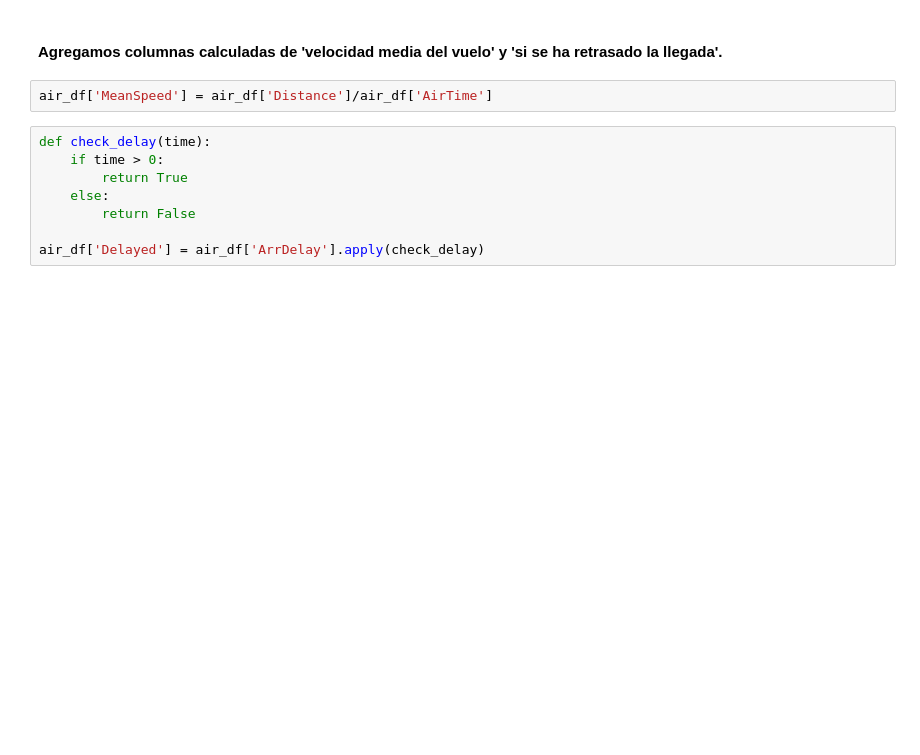
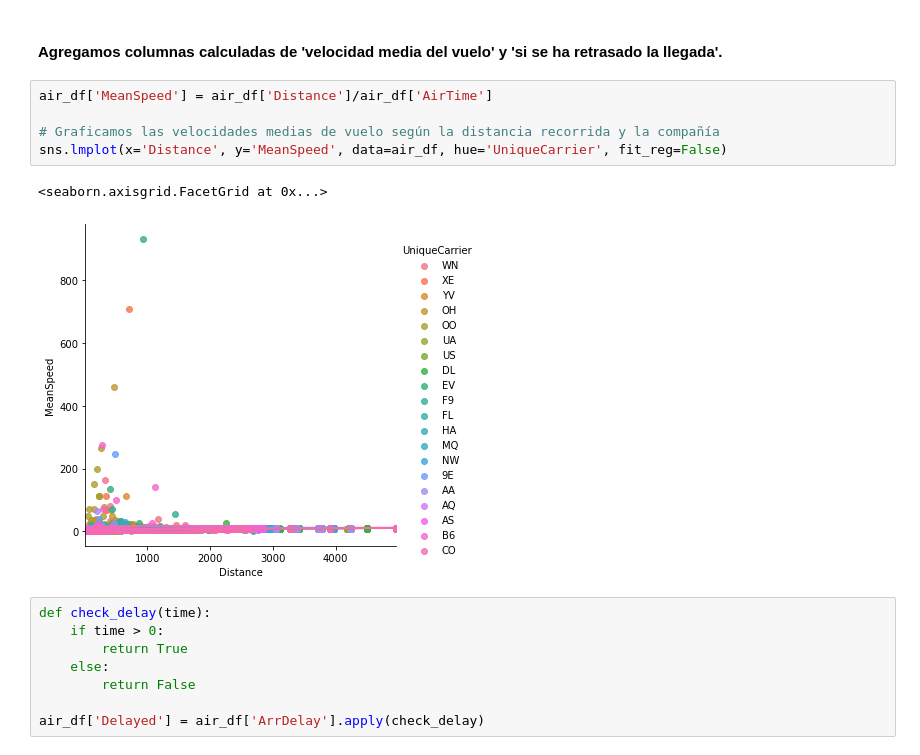
Before and after one commit to PedroLander/ItAcademy, a Jupyter notebook: PythonData/Modulo1_Tarea02/ejercicio1.ipynb, the cells around one changed output. Cells and saved outputs as stored; diff of their text form; blank space fills up the shorter version.

```diff
--- a/PythonData/Modulo1_Tarea02/ejercicio1.ipynb
+++ b/PythonData/Modulo1_Tarea02/ejercicio1.ipynb
@@ -69,6 +71,12 @@ dtype: int64
 #### Agregamos columnas calculadas de 'velocidad media del vuelo' y 'si se ha retrasado la llegada'.
 # %%
 air_df['MeanSpeed'] = air_df['Distance']/air_df['AirTime']
+
+# Graficamos las velocidades medias de vuelo según la distancia recorrida y la compañía
+sns.lmplot(x='Distance', y='MeanSpeed', data=air_df, hue='UniqueCarrier', fit_reg=False)
+# %% [output]
+<seaborn.axisgrid.FacetGrid at 0x...>
+[figure, added]
 # %%
 def check_delay(time):
     if time > 0:
```
Also changed, not shown: parts of 2 cells of this notebook, 8 other files.
